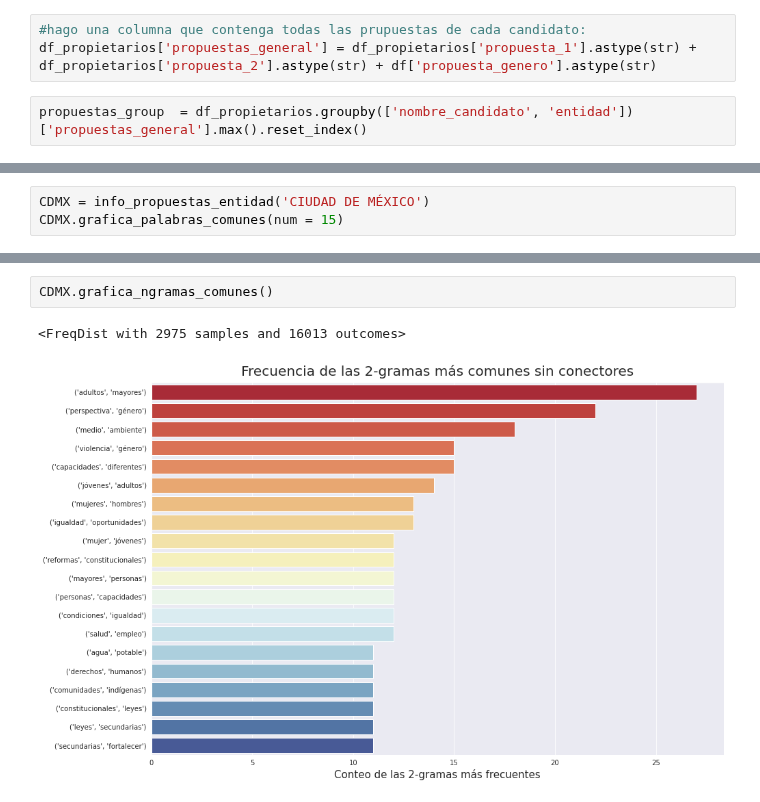
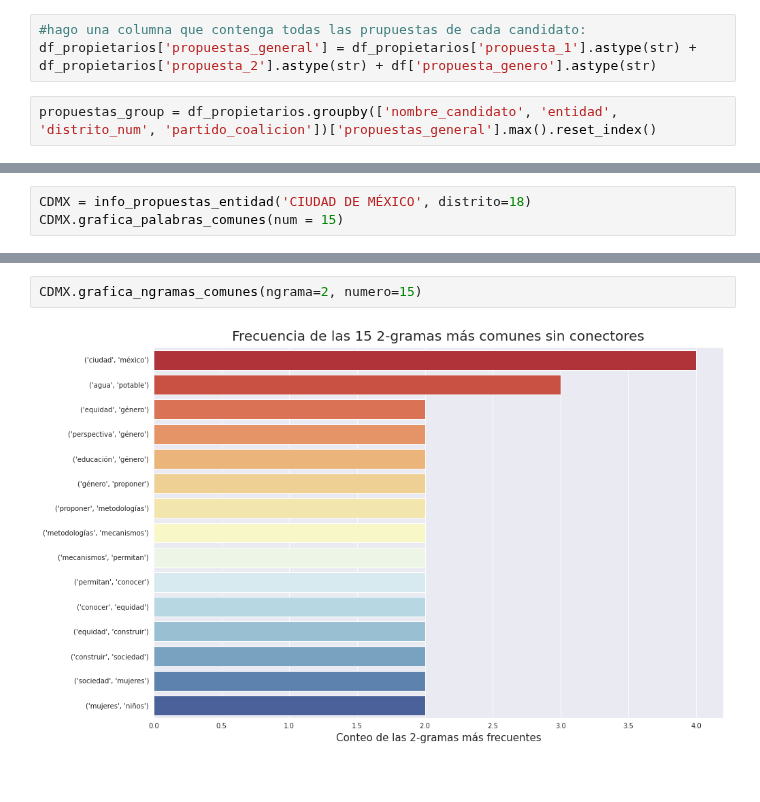
Before and after one commit to zoegarm/Analisis_INE_2021, a Jupyter notebook: Analsis_BD_INE_2021.ipynb, the cells around one changed output, grey strips where cells are left out. Saved outputs shown, nothing was run; the diff lists cells and outputs as text; blank space fills up the shorter version.

```diff
--- a/Analsis_BD_INE_2021.ipynb
+++ b/Analsis_BD_INE_2021.ipynb
@@ -116,5 +106,5 @@ True
 #hago una columna que contenga todas las prupuestas de cada candidato:
 df_propietarios['propuestas_general'] = df_propietarios['propuesta_1'].astype(str) + df_propietarios['propuesta_2'].astype(str) + df['propuesta_genero'].astype(str)
 # %%
-propuestas_group  = df_propietarios.groupby(['nombre_candidato', 'entidad'])['propuestas_general'].max().reset_index()
+propuestas_group = df_propietarios.groupby(['nombre_candidato', 'entidad', 'distrito_num', 'partido_coalicion'])['propuestas_general'].max().reset_index()
 # %%
@@ -305,4 +231,4 @@ class info_propuestas_entidad():
 # %%
-CDMX = info_propuestas_entidad('CIUDAD DE MÉXICO')
+CDMX = info_propuestas_entidad('CIUDAD DE MÉXICO', distrito=18)
 CDMX.grafica_palabras_comunes(num = 15)
 # %% [output]
@@ -316,5 +240,4 @@ CDMX.grafica_nube_palabras()
 # %%
-CDMX.grafica_ngramas_comunes()
+CDMX.grafica_ngramas_comunes(ngrama=2, numero=15)
 # %% [output]
-<FreqDist with 2975 samples and 16013 outcomes>
-[figure, old version]
+[figure, new version]
```
Also changed, not shown: parts of 15 cells of this notebook.
